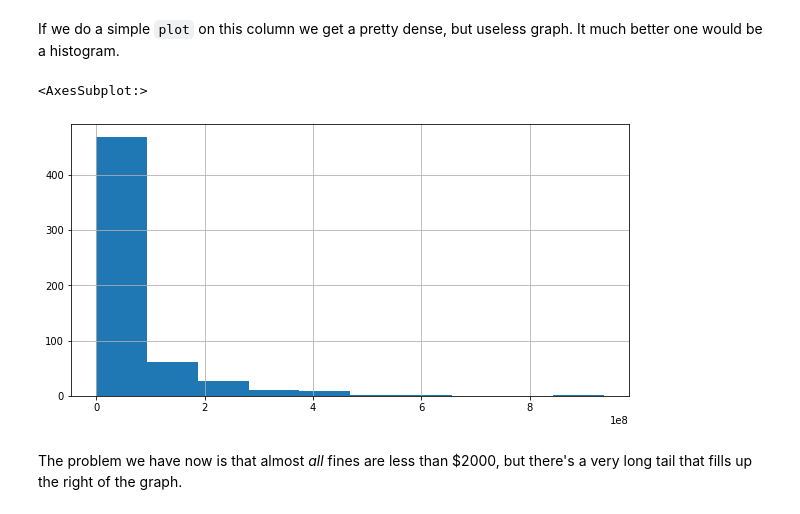
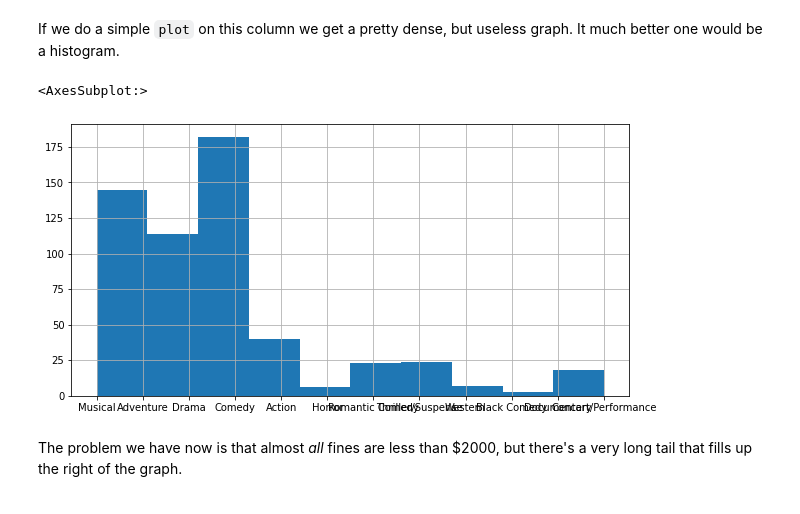
Before and after one commit to vincebacani/data_project, a Jupyter notebook: basic_pandas.ipynb, the cells around one changed output. Drawn from its saved outputs; the diff is of its cells as text; code cells hidden in the pictures.

```diff
--- a/basic_pandas.ipynb
+++ b/basic_pandas.ipynb
@@ -133,10 +133,10 @@ disney_data["total_gross"].plot()
 # %% [markdown]
 If we do a simple `plot` on this column we get a pretty dense, but useless graph. It much better one would be a histogram.
 # %%
-disney_data.total_gross.hist()
+disney_data.genre.hist()
 # %% [output]
 <AxesSubplot:>
-[figure, old version]
+[figure, new version]
 # %% [markdown]
 The problem we have now is that almost _all_ fines are less than $2000, but there's a very long tail that fills up the right of the graph.
 # %% [markdown]
```
Also changed, not shown: parts of 4 cells of this notebook, 3 other files.
